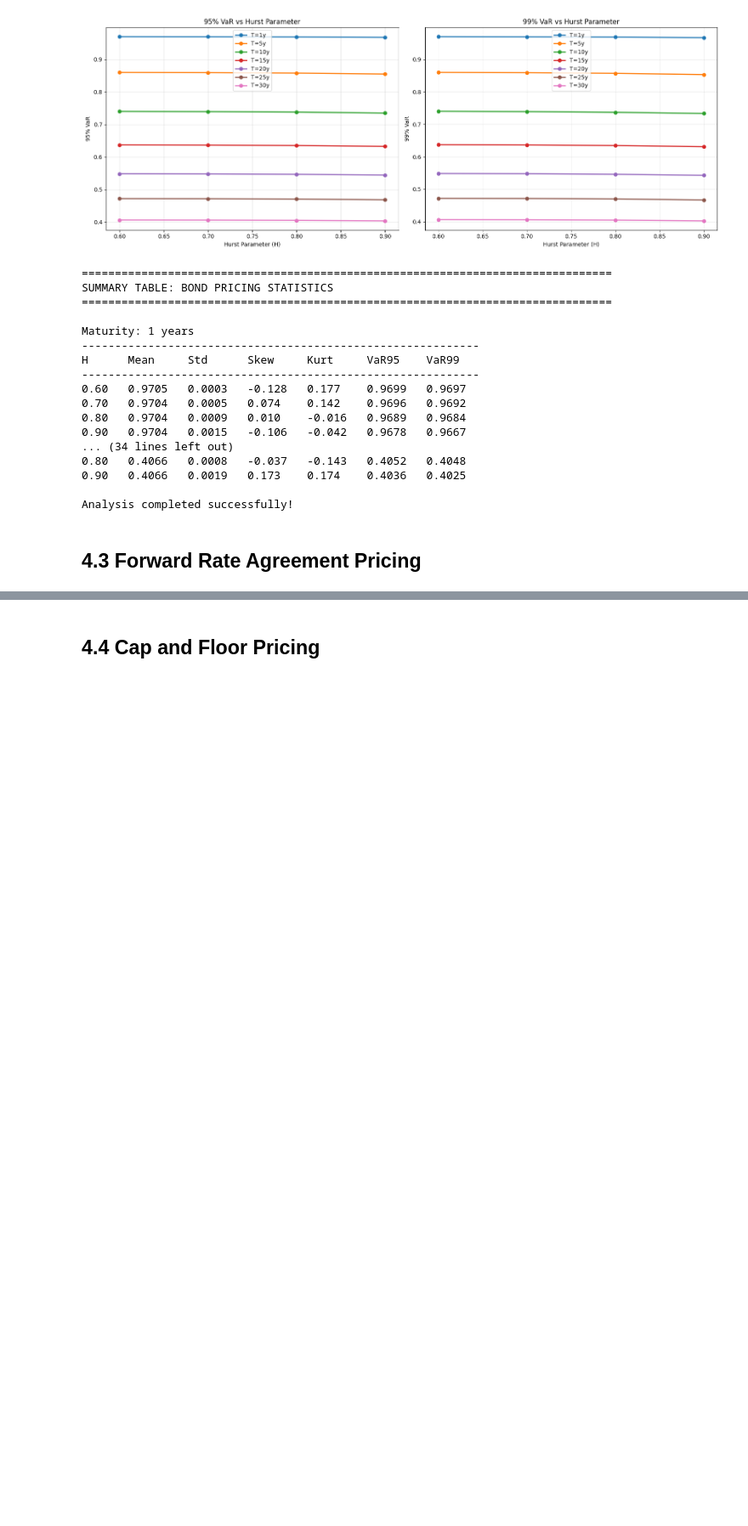
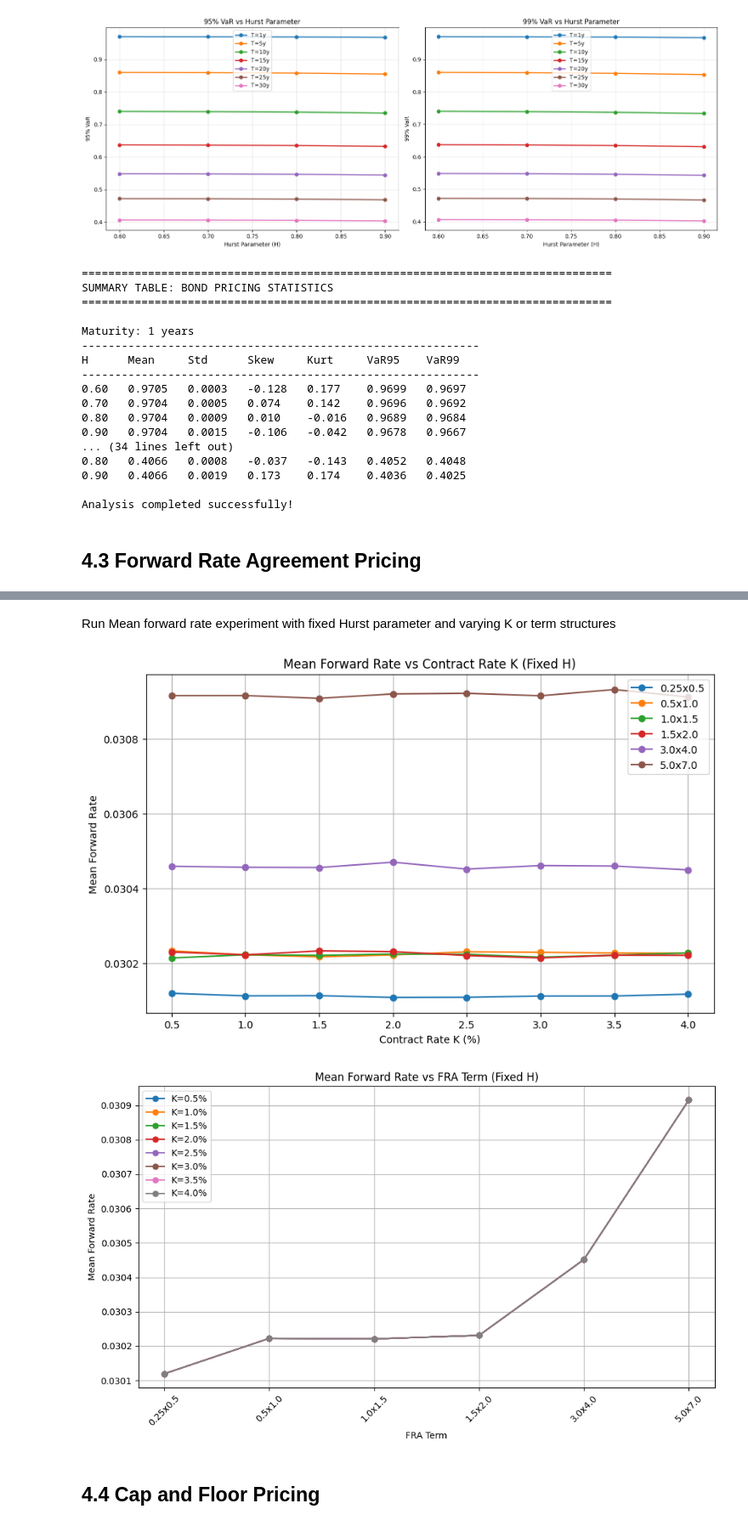
Before and after one commit to katieli0828/Dissertation, a Jupyter notebook: CH4_derivative_pricing.ipynb, the cells around one changed output, grey strips where cells are left out. Shown at 85% size. Cells and saved outputs as stored; diff of their text form; code cells hidden in the pictures; blank space fills up the shorter version.

```diff
--- a/CH4_derivative_pricing.ipynb
+++ b/CH4_derivative_pricing.ipynb
@@ -356,2 +717,79 @@ Analysis completed successfully!
+# %% [markdown]
+Run Mean forward rate experiment with fixed Hurst parameter and varying K or term structures
+# %%
+# === 1. Fixed H, Varying K and Term Structure ===
+def run_fra_experiment_fixed_H(H_fixed, fra_maturities, contract_rates):
+
+    # Initialize
+    M = 1000
+    params = {'alpha': 0.5, 'mu': 0.03, 'sigma': 0.2, 'r0': 0.03}
+    model = FractionalVasicekFRAModel(**params)
+    valuation_time = 0
+
+    # Store mean forward rates by (K, maturity)
+    mean_fwd_by_K = {K: [] for K in contract_rates}
+    mean_fwd_by_maturity = {}
+
+    for T_fixing, T_settlement in fra_maturities:
+        maturity_key = f"{T_fixing}x{T_settlement}"
+        mean_fwd_by_maturity[maturity_key] = []
+        max_T = max(T_settlement, 5)
+        for K in contract_rates:
+            r_paths, dt, _, _ = model.simulate_rate_paths_young(M, max_T, H_fixed)
+            fwd_rates = model.compute_forward_rates(r_paths, dt, T_fixing, T_settlement)
+            mean_fwd = np.mean(fwd_rates)
+            mean_fwd_by_K[K].append(mean_fwd)
+            mean_fwd_by_maturity[maturity_key].append(mean_fwd)
+
+    return mean_fwd_by_K, mean_fwd_by_maturity, contract_rates, fra_maturities
+
+
+# === 2. Plotting Function ===
+def plot_mean_fwd_vs_K(mean_fwd_by_K, fra_maturities):
+    plt.figure(figsize=(10, 6))
+    for idx, maturity in enumerate(fra_maturities):
+        label = f"{maturity[0]}x{maturity[1]}"
+        values = [mean_fwd_by_K[K][idx] for K in mean_fwd_by_K]
+        plt.plot([K * 100 for K in mean_fwd_by_K], values, marker='o', label=label)
+    plt.xlabel('Contract Rate K (%)')
+    plt.ylabel('Mean Forward Rate')
+    plt.title('Mean Forward Rate vs Contract Rate K (Fixed H)')
+    plt.grid(True)
+    plt.legend()
+    plt.show()
+
+
+def plot_mean_fwd_vs_maturity(mean_fwd_by_maturity, contract_rates):
+    plt.figure(figsize=(10, 6))
+    maturity_labels = list(mean_fwd_by_maturity.keys())
+    x = np.arange(len(maturity_labels))
+    for K in contract_rates:
+        values = [mean_fwd_by_maturity[key][i] for i, key in enumerate(maturity_labels)]
+        plt.plot(x, values, marker='o', label=f"K={K:.1%}")
+    plt.xticks(x, maturity_labels, rotation=45)
+    plt.xlabel('FRA Term')
+    plt.ylabel('Mean Forward Rate')
+    plt.title('Mean Forward Rate vs FRA Term (Fixed H)')
+    plt.grid(True)
+    plt.legend()
+    plt.tight_layout()
+    plt.show()
+
+
+# === Run Both Experiments for H = 0.7 ===
+H_fixed = 0.7
+fra_maturities = [(0.25, 0.5), (0.5, 1.0), (1.0, 1.5), (1.5, 2.0), (3.0, 4.0), (5.0, 7.0)]
+contract_rates = [0.005, 0.01, 0.015, 0.02, 0.025, 0.03, 0.035, 0.04]
+
+mean_fwd_by_K, mean_fwd_by_maturity, contract_rates_used, fra_maturities_used = run_fra_experiment_fixed_H(
+    H_fixed, fra_maturities, contract_rates
+)
+
+# Plot
+plot_mean_fwd_vs_K(mean_fwd_by_K, fra_maturities_used)
+plot_mean_fwd_vs_maturity(mean_fwd_by_maturity, contract_rates_used)
+# %% [output]
+[figure, added]
+[figure, added]
 # %% [markdown]
 ## 4.4 Cap and Floor Pricing
```
Also changed, not shown: parts of 7 cells of this notebook.
